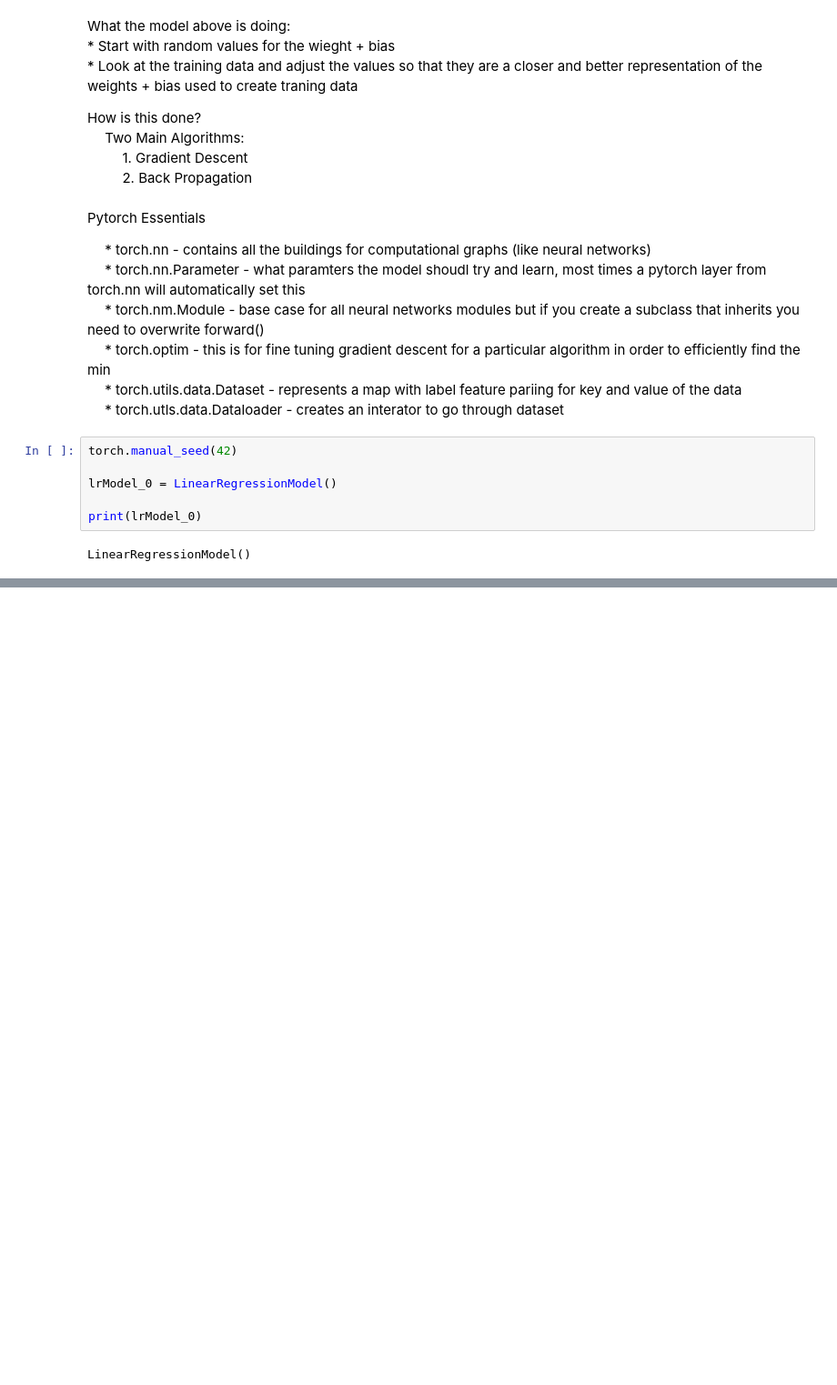
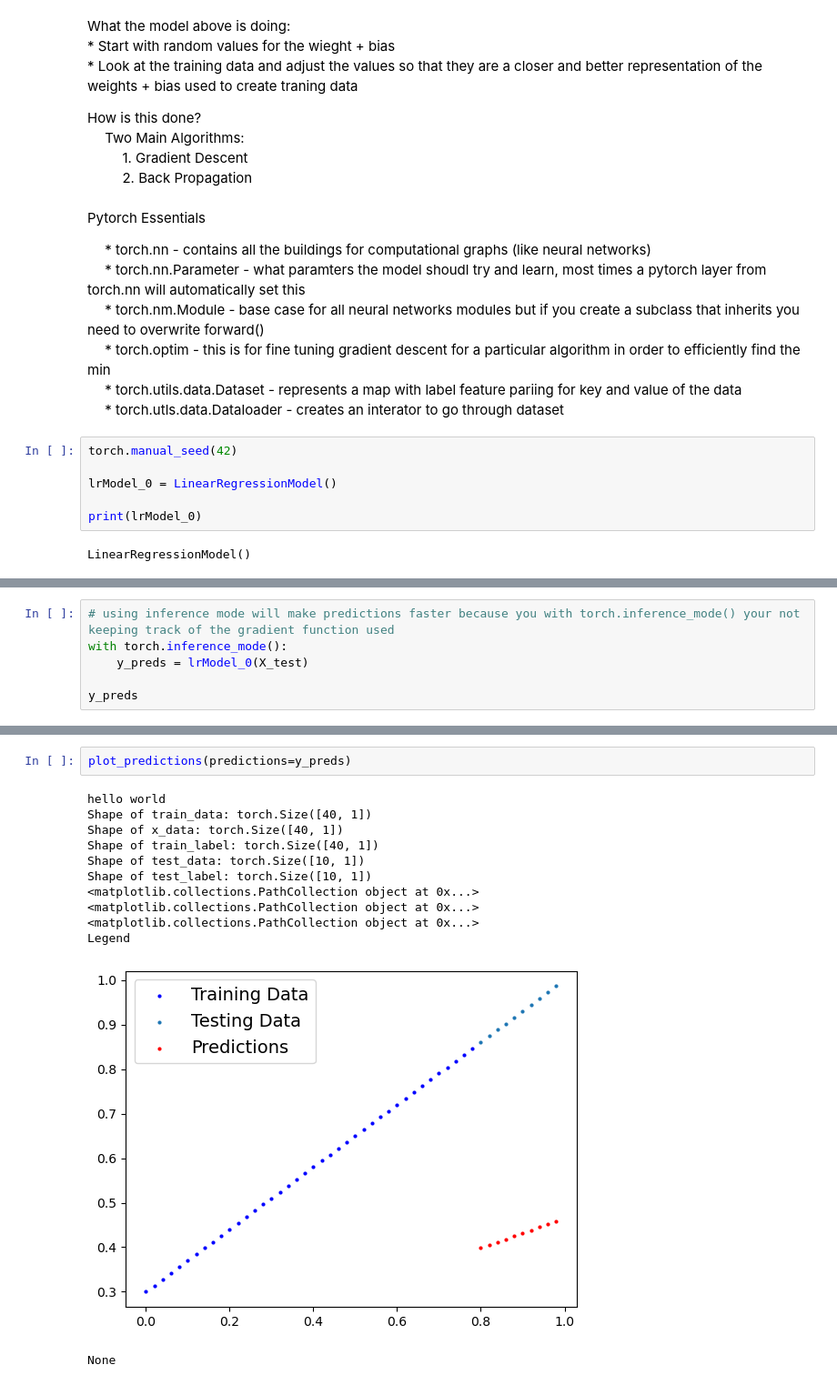
Before and after one commit to vinaynarahari/machineLearningNotebook, a Jupyter notebook: LRModel.ipynb, the cells around one changed output, grey strips where cells are left out. Shown: that part at 91% size. Saved outputs shown, nothing was run; the diff lists cells and outputs as text; blank space fills up the shorter version.

```diff
--- a/LRModel.ipynb
+++ b/LRModel.ipynb
@@ -122,0 +128,6 @@ LinearRegressionModel()
+# %%
+# using inference mode will make predictions faster because you with torch.inference_mode() your not keeping track of the gradient function used
+with torch.inference_mode():
+    y_preds = lrModel_0(X_test)
+
+y_preds
@@ -122,0 +145,15 @@ LinearRegressionModel()
+# %%
+plot_predictions(predictions=y_preds)
+# %% [output]
+hello world
+Shape of train_data: torch.Size([40, 1])
+Shape of x_data: torch.Size([40, 1])
+Shape of train_label: torch.Size([40, 1])
+Shape of test_data: torch.Size([10, 1])
+Shape of test_label: torch.Size([10, 1])
+<matplotlib.collections.PathCollection object at 0x...>
+<matplotlib.collections.PathCollection object at 0x...>
+<matplotlib.collections.PathCollection object at 0x...>
+Legend
+[figure, added]
+None
```
Also changed, not shown: parts of 18 cells of this notebook, 2 other files.
